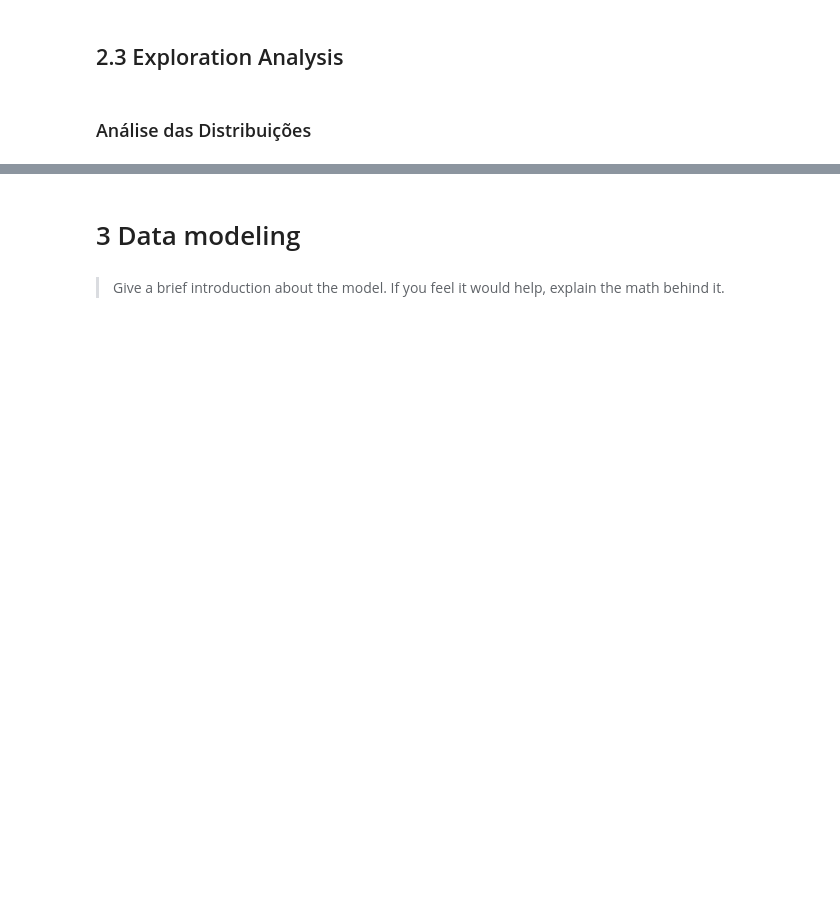
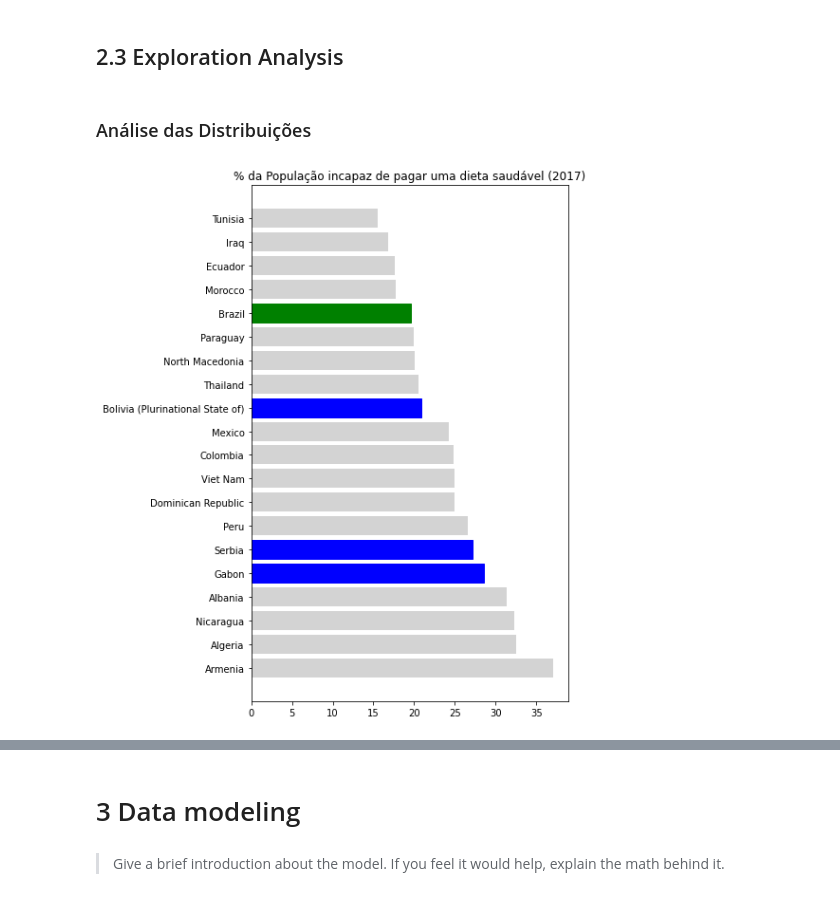
Before and after one commit to edgarlauutfpr/202404_trabalho_ux, a Jupyter notebook: notebooks/06_el_cluster_analysis.ipynb, the cells around one changed output, grey strips where cells are left out. Drawn from its saved outputs; the diff is of its cells as text; code cells hidden in the pictures; blank space fills up the shorter version.

```diff
--- a/notebooks/06_el_cluster_analysis.ipynb
+++ b/notebooks/06_el_cluster_analysis.ipynb
@@ -222,3 +223,26 @@ memory usage: 5.6 KB
 ## 2.3 Exploration Analysis
 # %% [markdown]
 ### Análise das Distribuições
+# %%
+df3_2017 = df3[df3['Year'] == 2017].set_index('Area')
+
+df3_2017 = df3_2017.sort_values(by='Percentage of the population unable to afford a healthy diet (percent)', ascending=False).reset_index()
+
+analysis_col = 'Percentage of the population unable to afford a healthy diet (percent)'
+
+plt.figure(figsize=(6,10))
+plt.title('% da População incapaz de pagar uma dieta saudável (2017)')
+
+plt.barh(df3_2017['Area'], df3_2017[analysis_col])
+
+bar_list = plt.barh(df3_2017['Area'], df3_2017[analysis_col], color = ['lightgray'])
+
+bar_list[15].set_color('green')
+
+bar_list[4].set_color('blue')
+bar_list[5].set_color('blue')
+bar_list[11].set_color('blue')
+
+plt.show()
+# %% [output]
+[figure, added]
```
Also changed, not shown: parts of 10 cells of this notebook, 1 other file.
